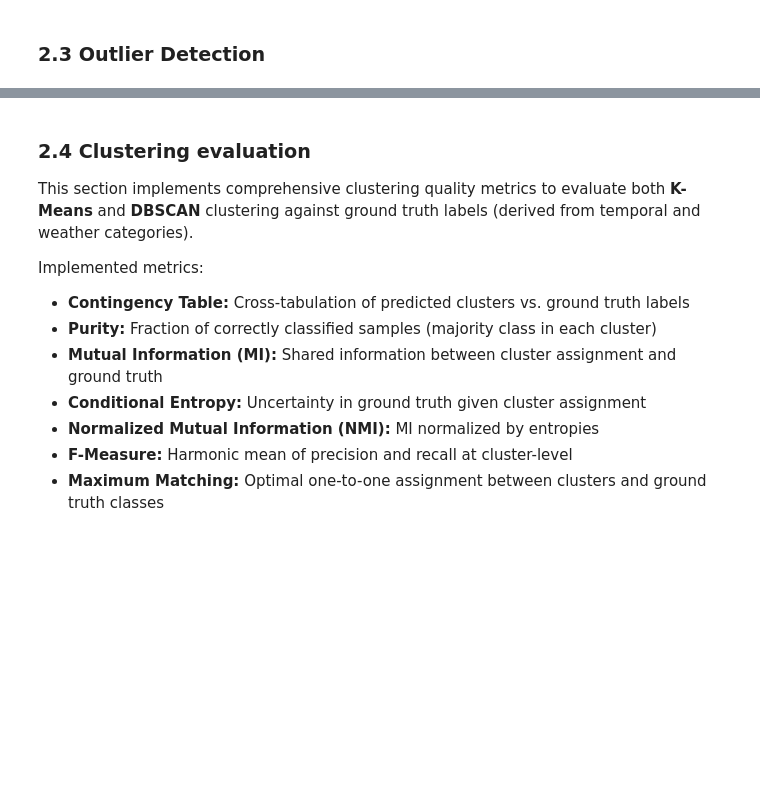
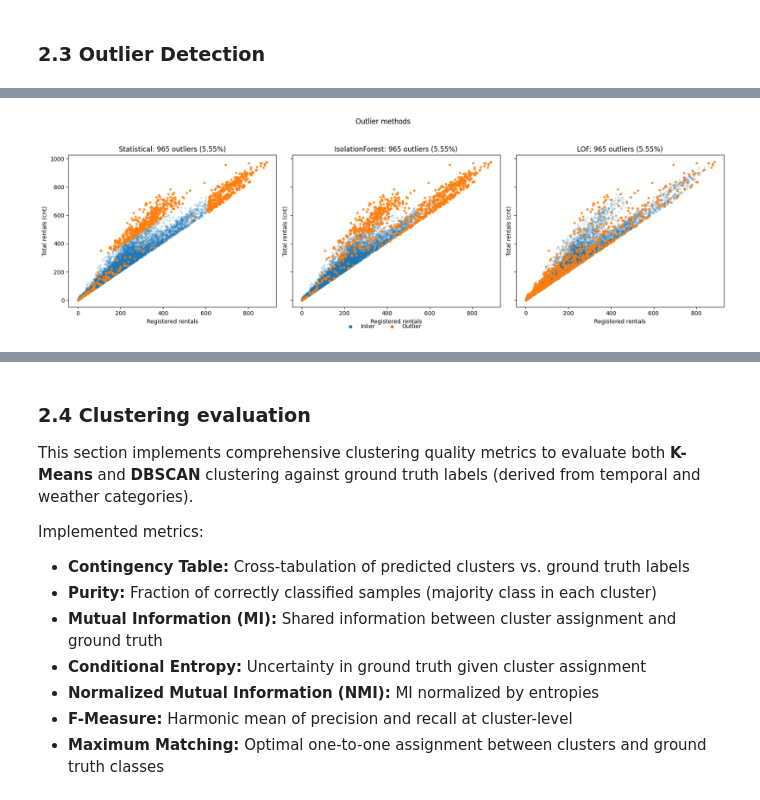
Before and after one commit to DominikKysel/DM-Project, a Jupyter notebook: data_mining_project_bike_sharing.ipynb, the cells around one changed output, grey strips where cells are left out. Cells and saved outputs as stored; diff of their text form; code cells hidden in the pictures; blank space fills up the shorter version.

```diff
--- a/data_mining_project_bike_sharing.ipynb
+++ b/data_mining_project_bike_sharing.ipynb
@@ -1192,0 +1243,10 @@ DBSCAN cluster profiles (excluding noise):
+# %%
+
+expected_outlier_rate = float(np.clip((y_stat == -1).mean(), 0.01, 0.1))
+
+lof = LocalOutlierFactor(n_neighbors=20, contamination=expected_outlier_rate)
+y_lof = lof.fit_predict(X_outlier)
+
+# n_estimators -> number of trees
+isolation_forest = IsolationForest(n_estimators=300, contamination=expected_outlier_rate, random_state=42)
+y_isolation_forest = isolation_forest.fit_predict(X_outlier)
@@ -1192,0 +1338,35 @@ DBSCAN cluster profiles (excluding noise):
+# %%
+method_plot_order = [
+    ("Statistical", "outlier_stat"),
+    ("IsolationForest", "outlier_isolation_forest"),
+    ("LOF", "outlier_lof"),
+]
+
+fig, axes = plt.subplots(1, 3, figsize=(17, 5), sharex=True, sharey=True)
+
+for ax, (title, col) in zip(axes, method_plot_order):
+    inlier_mask = df_clean[col] == 1
+    outlier_mask = df_clean[col] == -1
+
+    ax.scatter(df_clean.loc[inlier_mask, "registered"], df_clean.loc[inlier_mask, "cnt"],
+               s=12, c="#1f77b4", alpha=0.22, linewidths=0)
+    ax.scatter(df_clean.loc[outlier_mask, "registered"], df_clean.loc[outlier_mask, "cnt"],
+               s=18, c="#ff7f0e", alpha=0.85, linewidths=0)
+
+    out_n = int(outlier_mask.sum())
+    out_pct = outlier_mask.mean() * 100
+    ax.set_title(f"{title}: {out_n} outliers ({out_pct:.2f}%)")
+    ax.set_xlabel("Registered rentals")
+    ax.set_ylabel("Total rentals (cnt)")
+
+legend_handles = [
+    Line2D([0], [0], marker="o", color="w", markerfacecolor="#1f77b4", markersize=7, label="Inlier"),
+    Line2D([0], [0], marker="o", color="w", markerfacecolor="#ff7f0e", markersize=7, label="Outlier"),
+]
+fig.legend(handles=legend_handles, loc="lower center", ncol=2, frameon=False,
+           bbox_to_anchor=(0.5, -0.02))
+fig.suptitle("Outlier methods", y=1.04)
+plt.tight_layout()
+plt.show()
+# %% [output]
+[figure, added]
```
Also changed, not shown: parts of 13 cells of this notebook.
